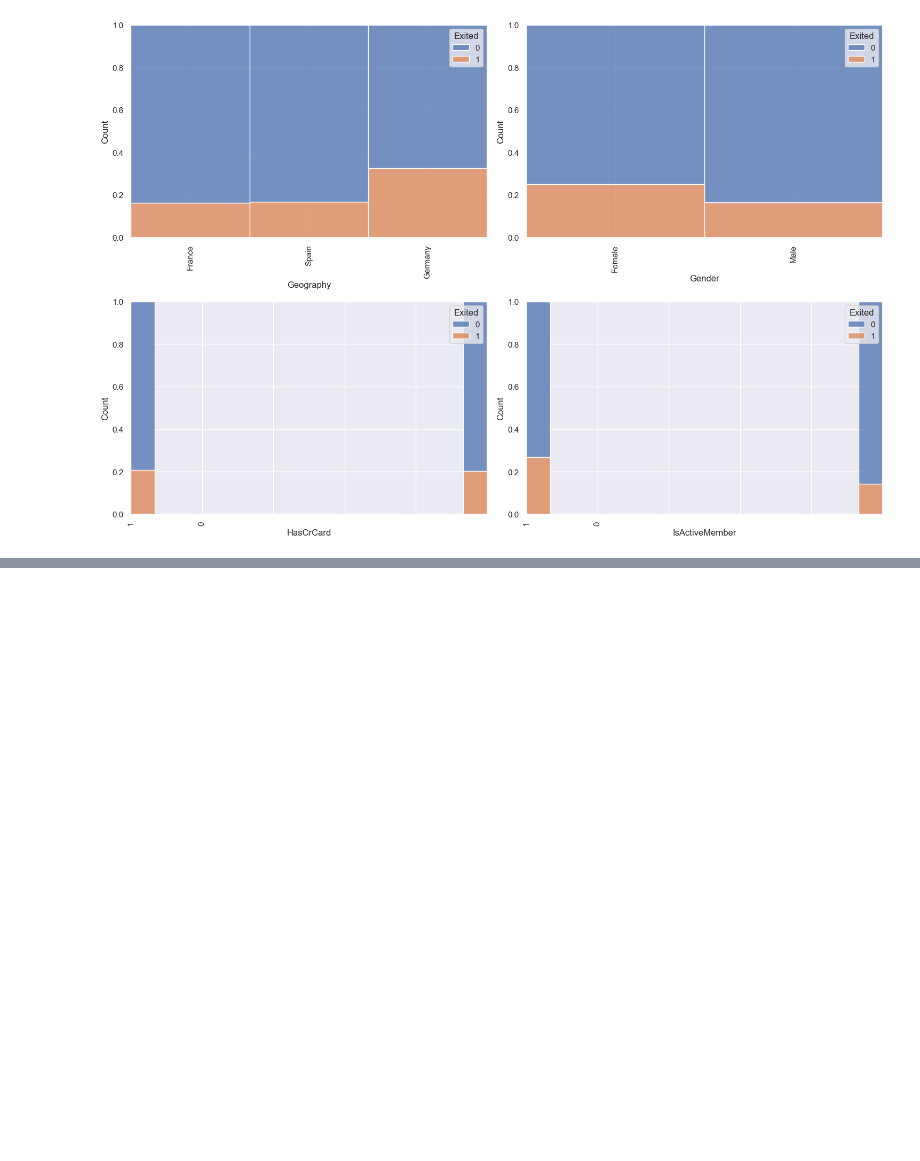
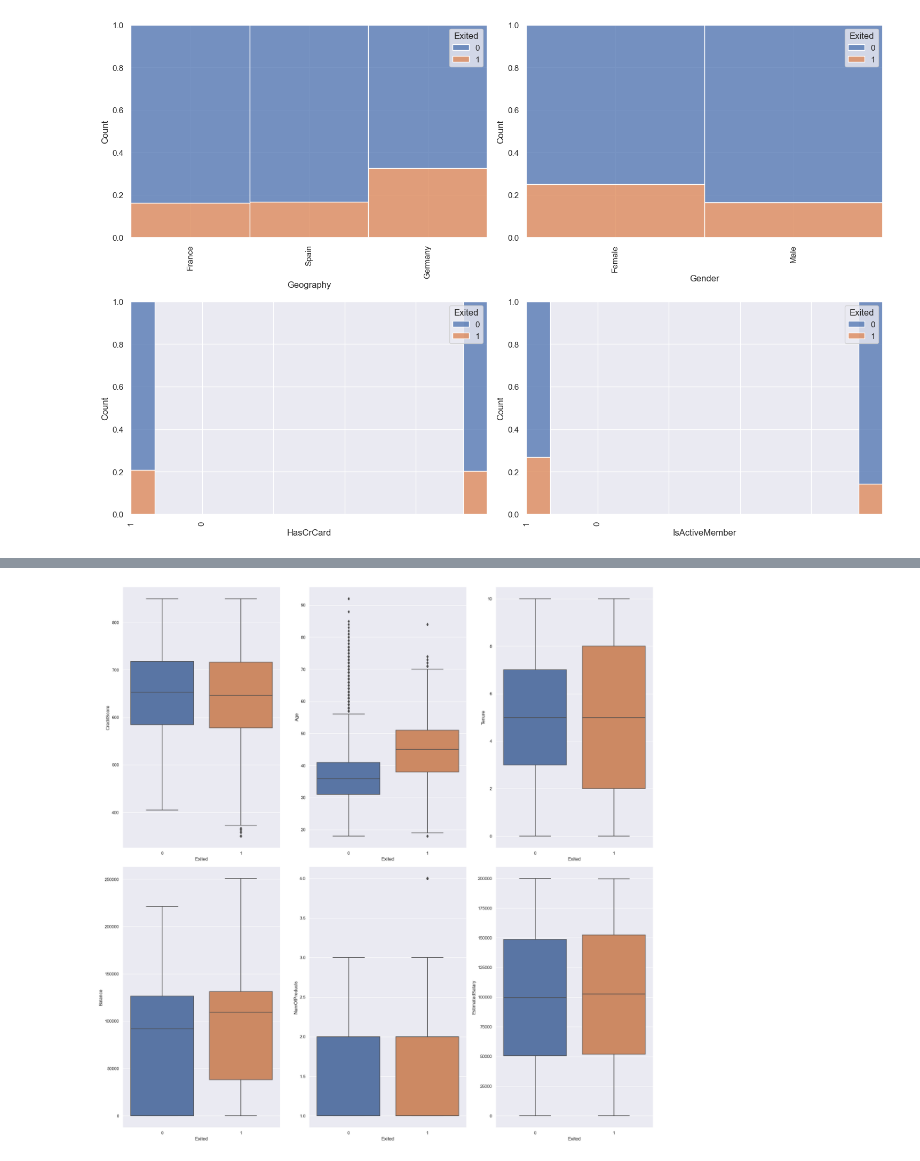
Before and after one commit to feliperodriguessd/Data_Analysis_Portifolio, a Jupyter notebook: Churn_Modelling.ipynb, the cells around one changed output, grey strips where cells are left out. Cells and saved outputs as stored; diff of their text form; code cells hidden in the pictures; blank space fills up the shorter version.

```diff
--- a/Churn_Modelling.ipynb
+++ b/Churn_Modelling.ipynb
@@ -101,0 +140,14 @@ plt.show()
+# %%
+num_vars = ['CreditScore', 'Age', "Tenure", 'Balance',  'NumOfProducts', 'EstimatedSalary']
+
+fig, axs = plt.subplots(nrows=2, ncols=3, figsize=(20, 20))
+axs = axs.flatten()
+
+for i, var in enumerate(num_vars):
+    sns.boxplot(y=var, x='Exited', data=df, ax=axs[i])
+
+fig.tight_layout()
+
+plt.show()
+# %% [output]
+[figure, added]
```
Also changed, not shown: parts of 20 cells of this notebook.
